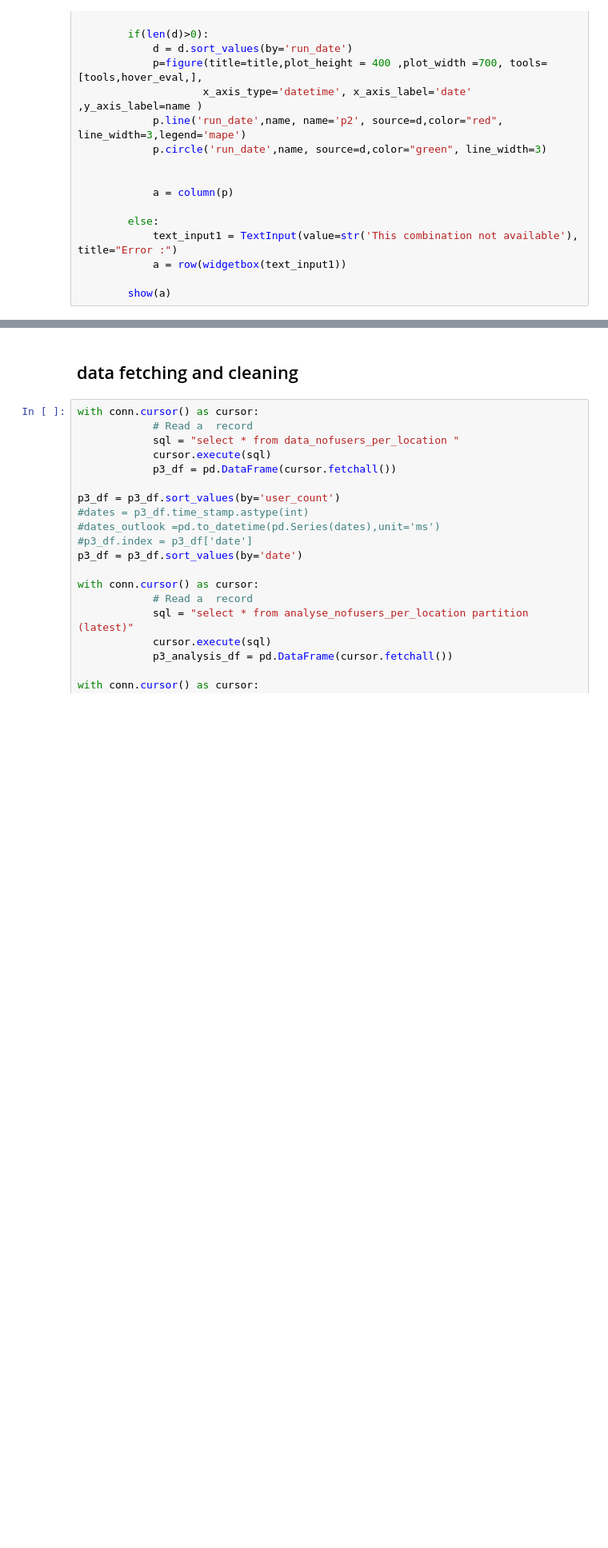
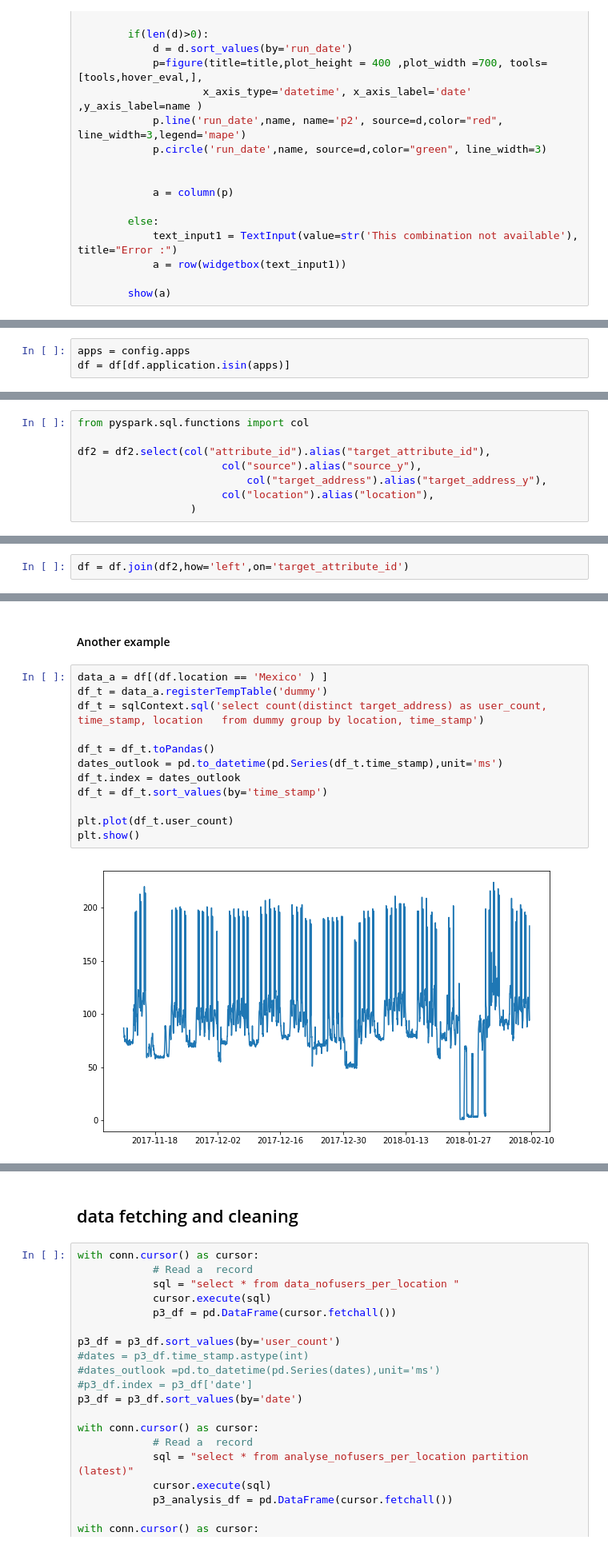
Before and after one commit to abhoopathi/predictive-analysis-netsightrpt, a Jupyter notebook: notebooks/demo_notebooks/p6_agg_daily.ipynb, the cells around one changed output, grey strips where cells are left out. Shown at 80% size. Drawn from its saved outputs; the diff is of its cells as text; blank space fills up the shorter version.

```diff
--- a/notebooks/demo_notebooks/p6_agg_daily.ipynb
+++ b/notebooks/demo_notebooks/p6_agg_daily.ipynb
@@ -204,0 +242,3 @@ Loading BokehJS ...
+# %%
+apps = config.apps
+df = df[df.application.isin(apps)]
@@ -204,0 +247,8 @@ Loading BokehJS ...
+# %%
+from pyspark.sql.functions import col
+
+df2 = df2.select(col("attribute_id").alias("target_attribute_id"),
+                       col("source").alias("source_y"),
+                           col("target_address").alias("target_address_y"),
+                       col("location").alias("location"),
+                  )
@@ -204,0 +257,2 @@ Loading BokehJS ...
+# %%
+df = df.join(df2,how='left',on='target_attribute_id')
@@ -204,0 +330,16 @@ Loading BokehJS ...
+# %% [markdown]
+#### Another example
+# %%
+data_a = df[(df.location == 'Mexico' ) ]
+df_t = data_a.registerTempTable('dummy')
+df_t = sqlContext.sql('select count(distinct target_address) as user_count, time_stamp, location   from dummy group by location, time_stamp')
+
+df_t = df_t.toPandas()
+dates_outlook = pd.to_datetime(pd.Series(df_t.time_stamp),unit='ms')
+df_t.index = dates_outlook
+df_t = df_t.sort_values(by='time_stamp')
+
+plt.plot(df_t.user_count)
+plt.show()
+# %% [output]
+[figure, added]
```
Also changed, not shown: parts of 36 cells of this notebook, 6 other files.
